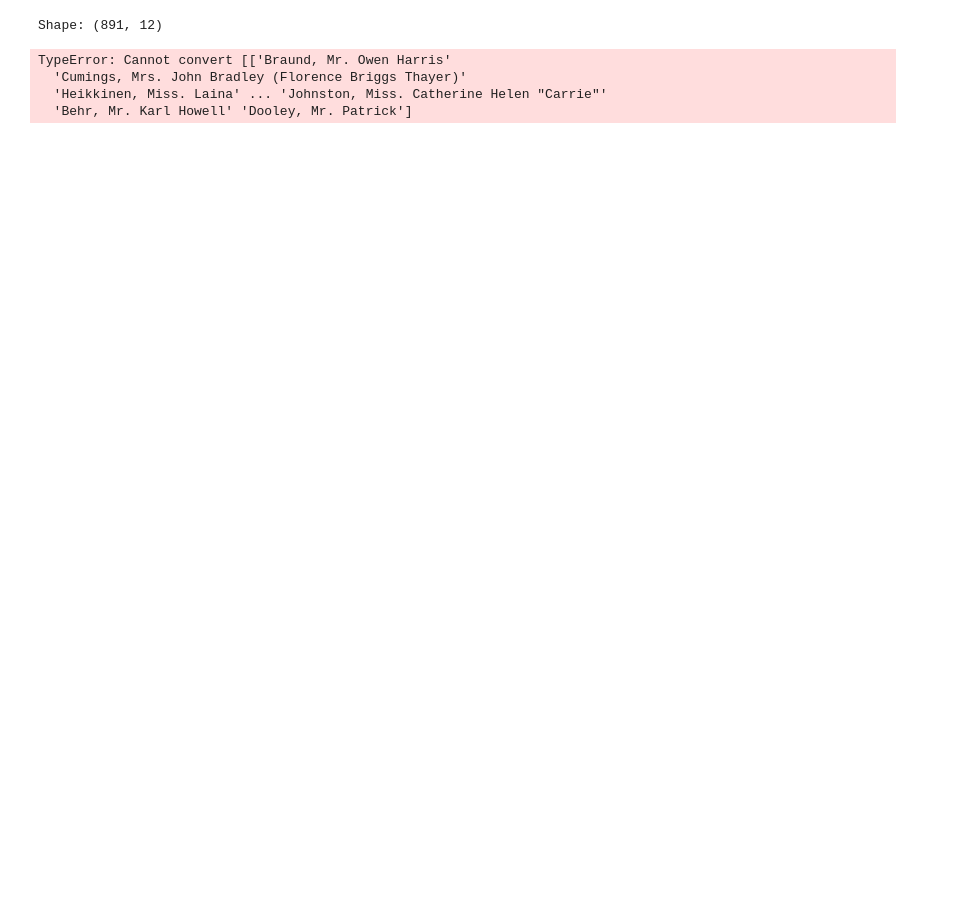
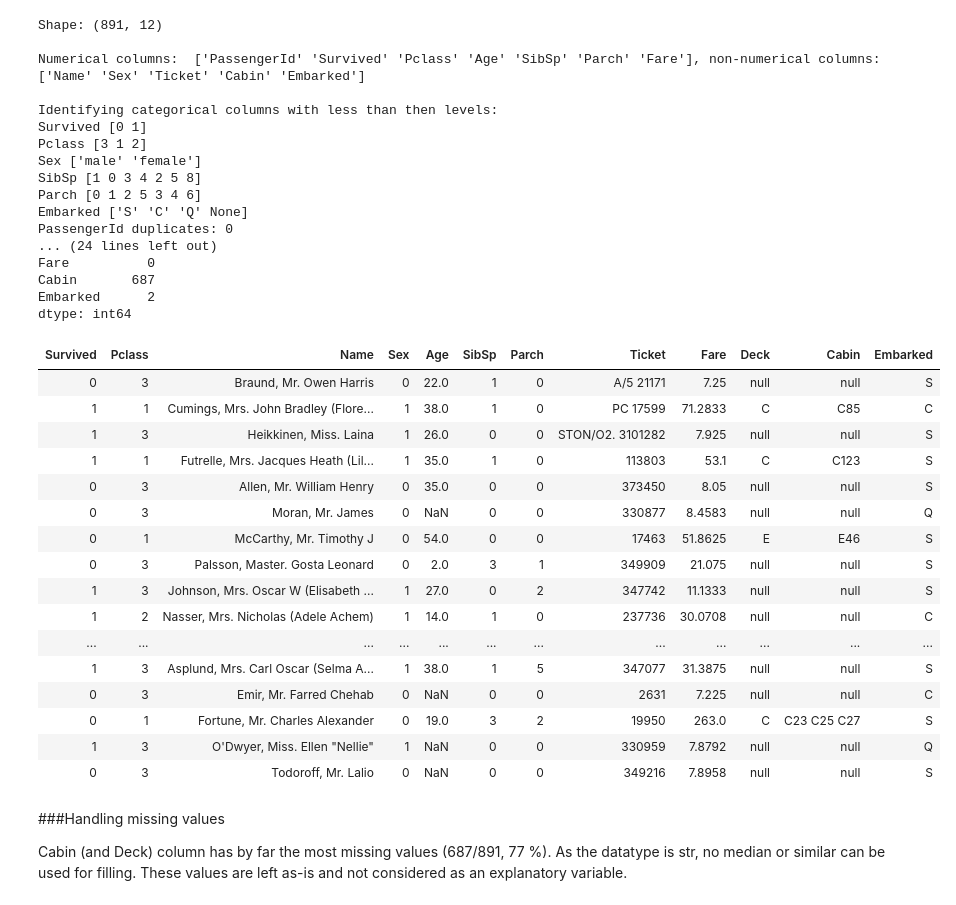
Before and after one commit to teemu-rama/Titanic, a Jupyter notebook: Titanic.ipynb, the cells around one changed output. Saved outputs shown, nothing was run; the diff lists cells and outputs as text; code cells hidden in the pictures; blank space fills up the shorter version.

```diff
--- a/Titanic.ipynb
+++ b/Titanic.ipynb
@@ -42,53 +66,100 @@ display(df.iloc[:10,:])
 # %%
-# Some formatting, duplicate and null checks
+df = _sqldf.toPandas()
 
-print(f"Shape: {df.shape}")
-print(f"Numerical columns:  {df.median().index.values}, categorical columns: {df.index.values[df.median().index.values]}")
+print(f"Shape: {df.shape}\n")
+print(f"Numerical columns:  {df.median().index.values}, non-numerical columns: {df.columns.values[~np.isin(df.columns.values,df.median().index.values)]}\n")
+
+print(f"Identifying categorical columns with less than then levels:")
+
+categorical = [df[col].nunique() < 10 for col in df.columns]
+for col in df[df.columns[categorical]]:
+    print(col, df[col].unique())
 
 # Check for PassengerId duplicates:
 
-print(f"PassengerId duplicates: {len(df['PassengerId'])-len(df['PassengerId'].drop_duplicates())}")
+print(f"PassengerId duplicates: {len(df['PassengerId'])-len(df['PassengerId'].drop_duplicates())}\n")
+df = df.set_index('PassengerId', drop=True)
 
 # Nulls per column:
-
-print(f"Nulls:  {df.isnull().sum()}")
+print(f"Nulls:\n{df.isnull().sum()}\n")
+print(f"NaN's:\n{df.isna().sum()}")
 
 # Decode column Sex to bool:
 
-df["Sex_Bool"] = df["Sex"].replace({'male': 0, 'female': 1})
-df = df[['PassengerId', 'Survived', 'Pclass', 'Name', 'Sex', 'Sex_Bool', 'Age', 'SibSp',
-       'Parch', 'Ticket', 'Fare', 'Cabin', 'Embarked']]
+df["Sex"] = df["Sex"].replace({'male': 0, 'female': 1})
+#df = df.drop('Sex', axis=1)
 
+# Deduce column "Deck" from "Cabin":
+
+df["Deck"] = df["Cabin"].str[0]
+
+
+df = df[['Survived', 'Pclass', 'Name','Sex', 'Age', 'SibSp','Parch', 'Ticket', 'Fare', 'Deck', 'Cabin', 'Embarked']]
+
+display(df.iloc[:30,:])
 # General passenger data visualization:
 
 # val = df.value_counts("Sex")
 # plt.bar(x=list(val.index.values), height=val.to_list())
 # plt.plot()
 
 # Tähän subplot histogrammeja ikä, sukupuoli, luokka, kansi?
 
 # Seuraavaan voisi laittaa samoja mutta erotella selviytynyt-statuksen perusteella
 
 # Malli:
 
 # fig, axs = plt.subplots(2,2, figsize=(15,10))
 
 # axs[0,0].hist(miehet.sort_values()[:195], bins=25)
 # axs[0,0].set_title('Histogrammi / miehet')
 
 # axs[0,1].hist(naiset.sort_values()[:195], bins=25, color='r')
 # axs[0,1].set_title('Histogrammi / naiset')
 
 # sm.qqplot(miehet, line='q', ax=axs[1,0])
 # axs[1,0].set_title('QQ-plot / miehet')
 
 # sm.qqplot(naiset, line='q', markerfacecolor='r', markeredgecolor='r', ax=axs[1,1])
 # axs[1,1].set_title('QQ-plot / naiset')
 
 # plt.show()
 # %% [output]
 Shape: (891, 12)
+
+Numerical columns:  ['PassengerId' 'Survived' 'Pclass' 'Age' 'SibSp' 'Parch' 'Fare'], non-numerical columns: ['Name' 'Sex' 'Ticket' 'Cabin' 'Embarked']
+
+Identifying categorical columns with less than then levels:
+Survived [0 1]
+Pclass [3 1 2]
+Sex ['male' 'female']
+SibSp [1 0 3 4 2 5 8]
+Parch [0 1 2 5 3 4 6]
+Embarked ['S' 'C' 'Q' None]
+PassengerId duplicates: 0
+... (24 lines left out)
+Fare          0
+Cabin       687
+Embarked      2
+dtype: int64
-TypeError: Cannot convert [['Braund, Mr. Owen Harris'
-  'Cumings, Mrs. John Bradley (Florence Briggs Thayer)'
-  'Heikkinen, Miss. Laina' ... 'Johnston, Miss. Catherine Helen "Carrie"'
-  'Behr, Mr. Karl Howell' 'Dooley, Mr. Patrick']
+| Survived | Pclass | Name | Sex | Age | SibSp | Parch | Ticket | Fare | Deck | Cabin | Embarked |
+| 0 | 3 | Braund, Mr. Owen Harris | 0 | 22.0 | 1 | 0 | A/5 21171 | 7.25 | null | null | S |
+| 1 | 1 | Cumings, Mrs. John Bradley (Flore... | 1 | 38.0 | 1 | 0 | PC 17599 | 71.2833 | C | C85 | C |
+| 1 | 3 | Heikkinen, Miss. Laina | 1 | 26.0 | 0 | 0 | STON/O2. 3101282 | 7.925 | null | null | S |
+| 1 | 1 | Futrelle, Mrs. Jacques Heath (Lil... | 1 | 35.0 | 1 | 0 | 113803 | 53.1 | C | C123 | S |
+| 0 | 3 | Allen, Mr. William Henry | 0 | 35.0 | 0 | 0 | 373450 | 8.05 | null | null | S |
+| 0 | 3 | Moran, Mr. James | 0 | NaN | 0 | 0 | 330877 | 8.4583 | null | null | Q |
+| 0 | 1 | McCarthy, Mr. Timothy J | 0 | 54.0 | 0 | 0 | 17463 | 51.8625 | E | E46 | S |
+| 0 | 3 | Palsson, Master. Gosta Leonard | 0 | 2.0 | 3 | 1 | 349909 | 21.075 | null | null | S |
+| 1 | 3 | Johnson, Mrs. Oscar W (Elisabeth ... | 1 | 27.0 | 0 | 2 | 347742 | 11.1333 | null | null | S |
+| 1 | 2 | Nasser, Mrs. Nicholas (Adele Achem) | 1 | 14.0 | 1 | 0 | 237736 | 30.0708 | null | null | C |
+| ... | ... | ... | ... | ... | ... | ... | ... | ... | ... | ... | ... |
+| 1 | 3 | Asplund, Mrs. Carl Oscar (Selma A... | 1 | 38.0 | 1 | 5 | 347077 | 31.3875 | null | null | S |
+| 0 | 3 | Emir, Mr. Farred Chehab | 0 | NaN | 0 | 0 | 2631 | 7.225 | null | null | C |
+| 0 | 1 | Fortune, Mr. Charles Alexander | 0 | 19.0 | 3 | 2 | 19950 | 263.0 | C | C23 C25 C27 | S |
+| 1 | 3 | O'Dwyer, Miss. Ellen "Nellie" | 1 | NaN | 0 | 0 | 330959 | 7.8792 | null | null | Q |
+| 0 | 3 | Todoroff, Mr. Lalio | 0 | NaN | 0 | 0 | 349216 | 7.8958 | null | null | S |
+# %% [markdown]
+###Handling missing values
+
+Cabin (and Deck) column has by far the most missing values (687/891, 77 %). As the datatype is str, no median or similar can be used for filling. These values are left as-is and not considered as an explanatory variable.
```
Also changed, not shown: parts of 5 cells of this notebook.
